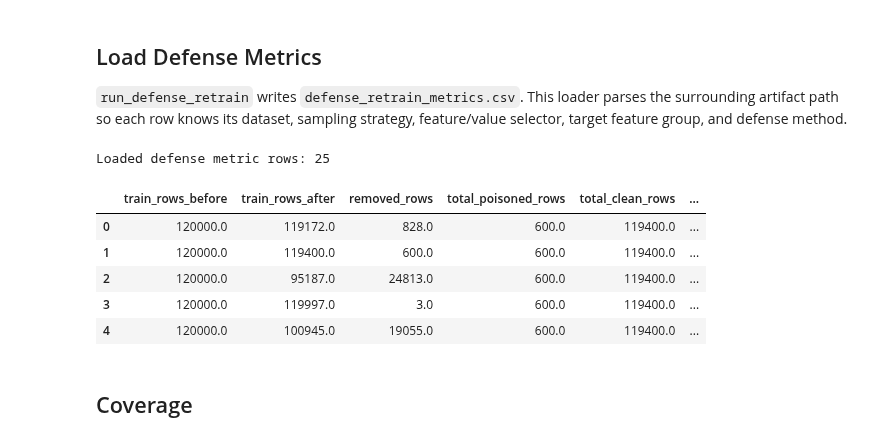
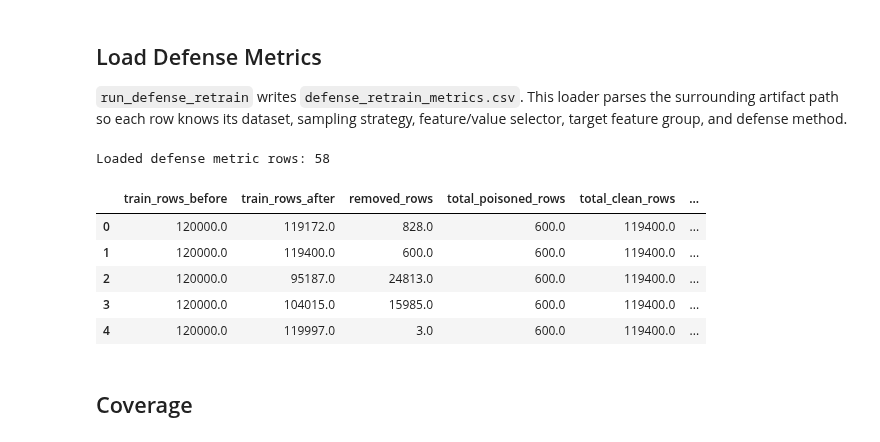
Before and after one commit to tebenia/gmm-mahal, a Jupyter notebook: notebooks/06_compare_defense_metrics.ipynb, the cells around one changed output. Saved outputs shown, nothing was run; the diff lists cells and outputs as text; code cells hidden in the pictures.

```diff
--- a/notebooks/06_compare_defense_metrics.ipynb
+++ b/notebooks/06_compare_defense_metrics.ipynb
@@ -91,11 +91,9 @@ def parse_defense_path(parts_between_artifact_and_retrain: list[str], retrain_mo
         gmm_idx = parts_between_artifact_and_retrain.index("gmm_defense")
         setting = parts_between_artifact_and_retrain[gmm_idx + 1] if len(parts_between_artifact_and_retrain) > gmm_idx + 1 else "unknown"
         return {"defense_family": "gmm_defense", "defense_method": "gmm_mahalanobis", "defense_setting": setting}
-    if head == "optics_iterative":
+    if head == "hdbscan_shap_loss":
         setting = parts_between_artifact_and_retrain[1] if len(parts_between_artifact_and_retrain) > 1 else "unknown"
-        return {"defense_family": head, "defense_method": "optics_iterative", "defense_setting": setting}
-    if head == "mdr_inspired":
-        return {"defense_family": head, "defense_method": "mdr_inspired", "defense_setting": "mdr_inspired"}
+        return {"defense_family": head, "defense_method": "hdbscan_shap_loss", "defense_setting": setting}
     return {"defense_family": head, "defense_method": head, "defense_setting": "/".join(parts_between_artifact_and_retrain)}
 
 
@@ -150,36 +148,36 @@ def load_defense_metrics() -> pd.DataFrame:
     out = pd.DataFrame(rows)
     if out.empty:
         return out
     out["selector_pair"] = out["feature_selector"].fillna("?") + " + " + out["value_selector"].fillna("?")
     out["defense_label"] = out["defense_method"] + " / " + out["defense_setting"]
     out["backdoored_asr_percent"] = out["backdoored_asr"] * 100
     out["defended_asr_percent"] = out["defended_asr"] * 100
     out["asr_reduction_pp"] = (out["backdoored_asr"] - out["defended_asr"]) * 100
     out["backdoored_clean_accuracy_percent"] = out["backdoored_clean_accuracy"] * 100
     out["defended_clean_accuracy_percent"] = out["defended_clean_accuracy"] * 100
     out["clean_accuracy_delta_pp"] = (out["defended_clean_accuracy"] - out["backdoored_clean_accuracy"]) * 100
     out["poison_recall_percent"] = out["poison_recall"] * 100
     out["clean_false_positive_rate_percent"] = out["clean_false_positive_rate"] * 100
     out["removed_row_percent"] = out["removed_rows"] / out["train_rows_before"] * 100
     out["poison_removal_precision_percent"] = np.where(
         out["removed_rows"] > 0,
         out["removed_poisoned_rows"] / out["removed_rows"] * 100,
         np.nan,
     )
     return out
 
 
 defense_df = load_defense_metrics()
 print("Loaded defense metric rows:", len(defense_df))
 display(defense_df.head())
 # %% [output]
-Loaded defense metric rows: 25
+Loaded defense metric rows: 58
 |  | train_rows_before | train_rows_after | removed_rows | total_poisoned_rows | total_clean_rows | ... |
 | 0 | 120000.0 | 119172.0 | 828.0 | 600.0 | 119400.0 | ... |
 | 1 | 120000.0 | 119400.0 | 600.0 | 600.0 | 119400.0 | ... |
 | 2 | 120000.0 | 95187.0 | 24813.0 | 600.0 | 119400.0 | ... |
-| 3 | 120000.0 | 119997.0 | 3.0 | 600.0 | 119400.0 | ... |
-| 4 | 120000.0 | 100945.0 | 19055.0 | 600.0 | 119400.0 | ... |
+| 3 | 120000.0 | 104015.0 | 15985.0 | 600.0 | 119400.0 | ... |
+| 4 | 120000.0 | 119997.0 | 3.0 | 600.0 | 119400.0 | ... |
 # %% [markdown]
 ## Coverage
 # %%
```
Also changed, not shown: parts of 16 cells of this notebook, 14 other files.
